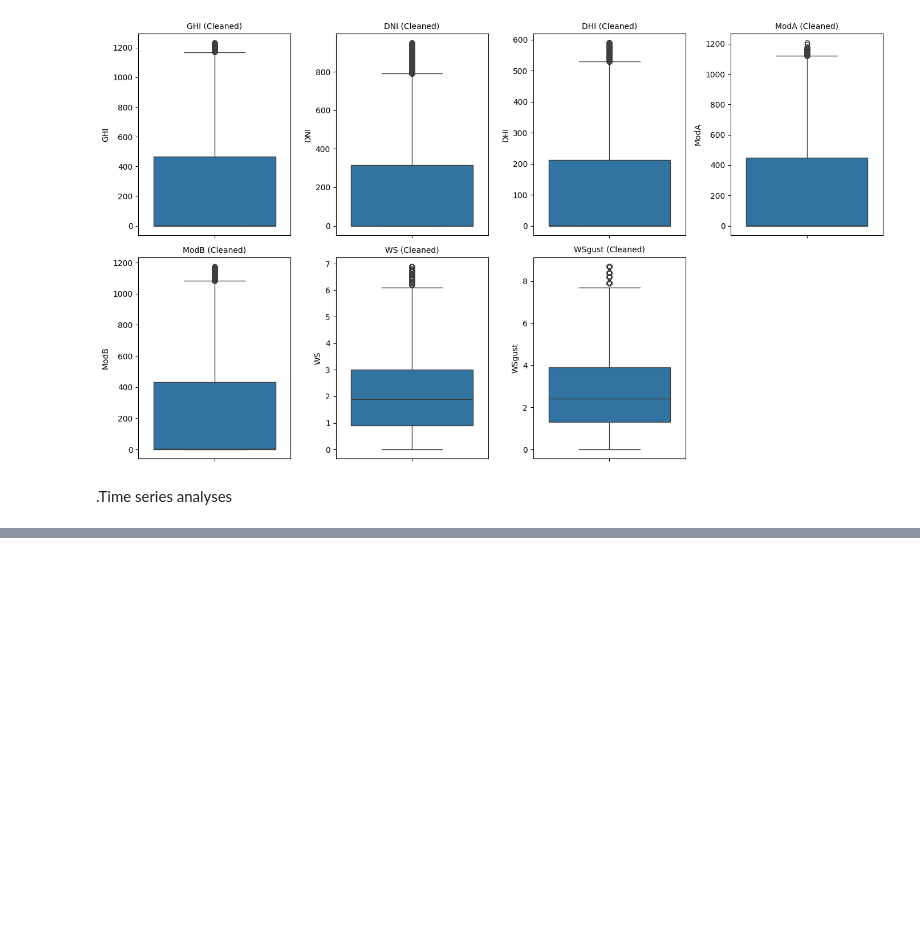
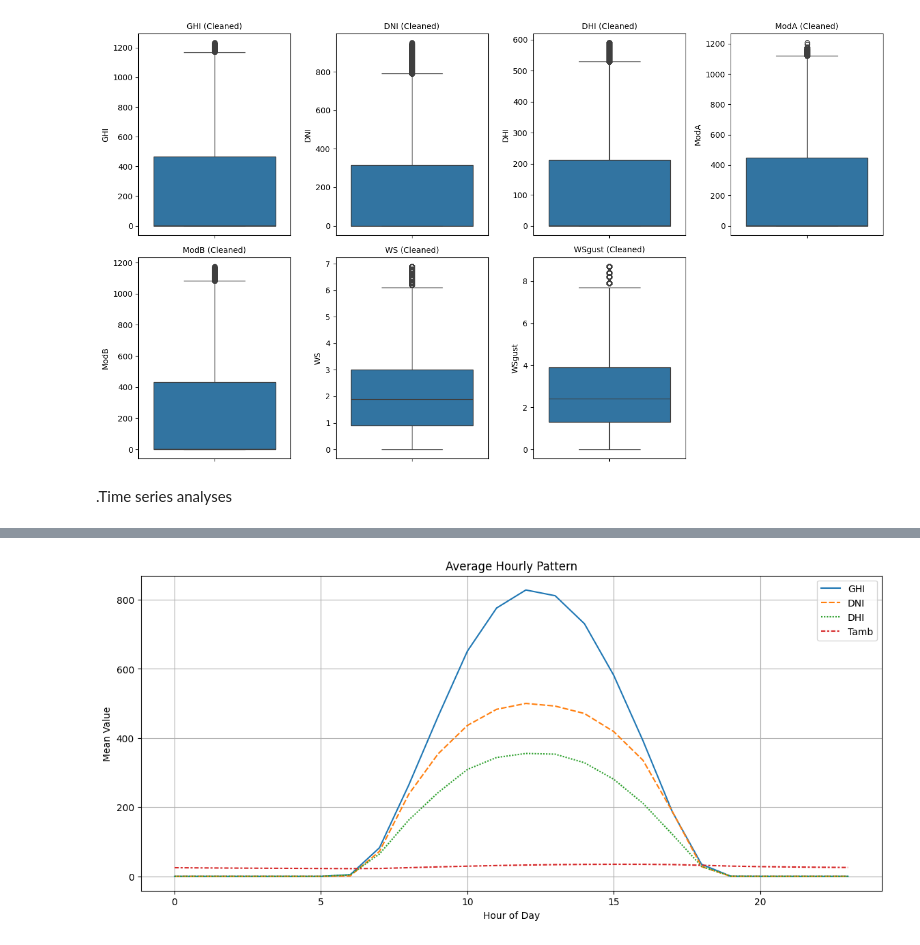
Before and after one commit to Filimon-H/Moonlight-Solar-Farm-Analysis, a Jupyter notebook: notebooks/bennin_EDA.ipynb, the cells around one changed output, grey strips where cells are left out. Saved outputs shown, nothing was run; the diff lists cells and outputs as text; code cells hidden in the pictures; blank space fills up the shorter version.

```diff
--- a/notebooks/bennin_EDA.ipynb
+++ b/notebooks/bennin_EDA.ipynb
@@ -282,0 +310,14 @@ df.set_index('Timestamp', inplace=True)
+# %%
+# Add hour column to see how things change throughout the day
+df['hour'] = df.index.hour
+
+# Plot average values per hour
+plt.figure(figsize=(14, 6))
+sns.lineplot(data=df.groupby('hour')[['GHI', 'DNI', 'DHI', 'Tamb']].mean())
+plt.title('Average Hourly Pattern')
+plt.ylabel('Mean Value')
+plt.xlabel('Hour of Day')
+plt.grid(True)
+plt.show()
+# %% [output]
+[figure, added]
```
Also changed, not shown: parts of 3 cells of this notebook.
